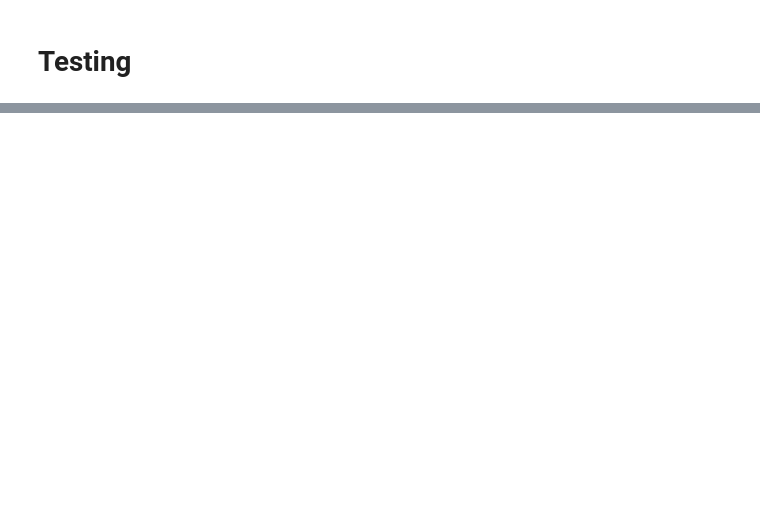
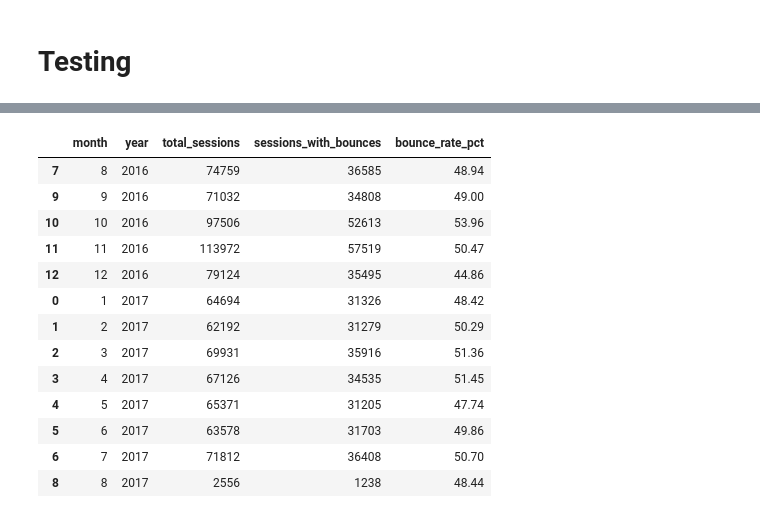
Before and after one commit to ganiosh92/DA-ecommerce-clickstream-analytics, a Jupyter notebook: ga-exploration.ipynb, the cells around one changed output, grey strips where cells are left out. Saved outputs shown, nothing was run; the diff lists cells and outputs as text; code cells hidden in the pictures; blank space fills up the shorter version.

```diff
--- a/ga-exploration.ipynb
+++ b/ga-exploration.ipynb
@@ -194,2 +165,28 @@ df
 # %%
 df.to_csv('sessions_and_bounces_by_day.csv')
+# %%
+import pandas as pd
+
+df['month'] = df['full_date'].dt.month
+df['year'] = df['full_date'].dt.year
+
+df1 = df.groupby(['month', 'year'])[['total_sessions', 'sessions_with_bounces']].sum().reset_index()
+df1 = df1.sort_values(by = ['year','month'], ascending = True)
+df1['bounce_rate_pct'] = round((df1['sessions_with_bounces'] / df1 ['total_sessions']) * 100,2)
+
+df1
+# %% [output]
+|  | month | year | total_sessions | sessions_with_bounces | bounce_rate_pct |
+| 7 | 8 | 2016 | 74759 | 36585 | 48.94 |
+| 9 | 9 | 2016 | 71032 | 34808 | 49.00 |
+| 10 | 10 | 2016 | 97506 | 52613 | 53.96 |
+| 11 | 11 | 2016 | 113972 | 57519 | 50.47 |
+| 12 | 12 | 2016 | 79124 | 35495 | 44.86 |
+| 0 | 1 | 2017 | 64694 | 31326 | 48.42 |
+| 1 | 2 | 2017 | 62192 | 31279 | 50.29 |
+| 2 | 3 | 2017 | 69931 | 35916 | 51.36 |
+| 3 | 4 | 2017 | 67126 | 34535 | 51.45 |
+| 4 | 5 | 2017 | 65371 | 31205 | 47.74 |
+| 5 | 6 | 2017 | 63578 | 31703 | 49.86 |
+| 6 | 7 | 2017 | 71812 | 36408 | 50.70 |
+| 8 | 8 | 2017 | 2556 | 1238 | 48.44 |
```
Also changed, not shown: parts of 7 cells of this notebook.
